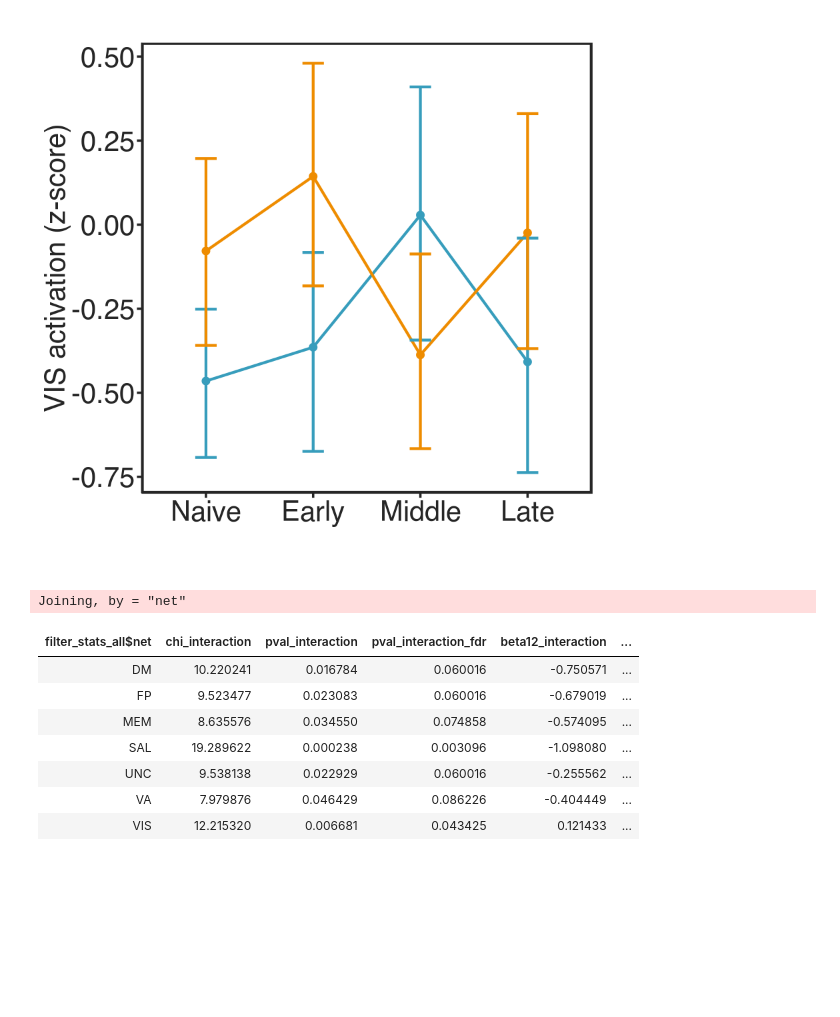
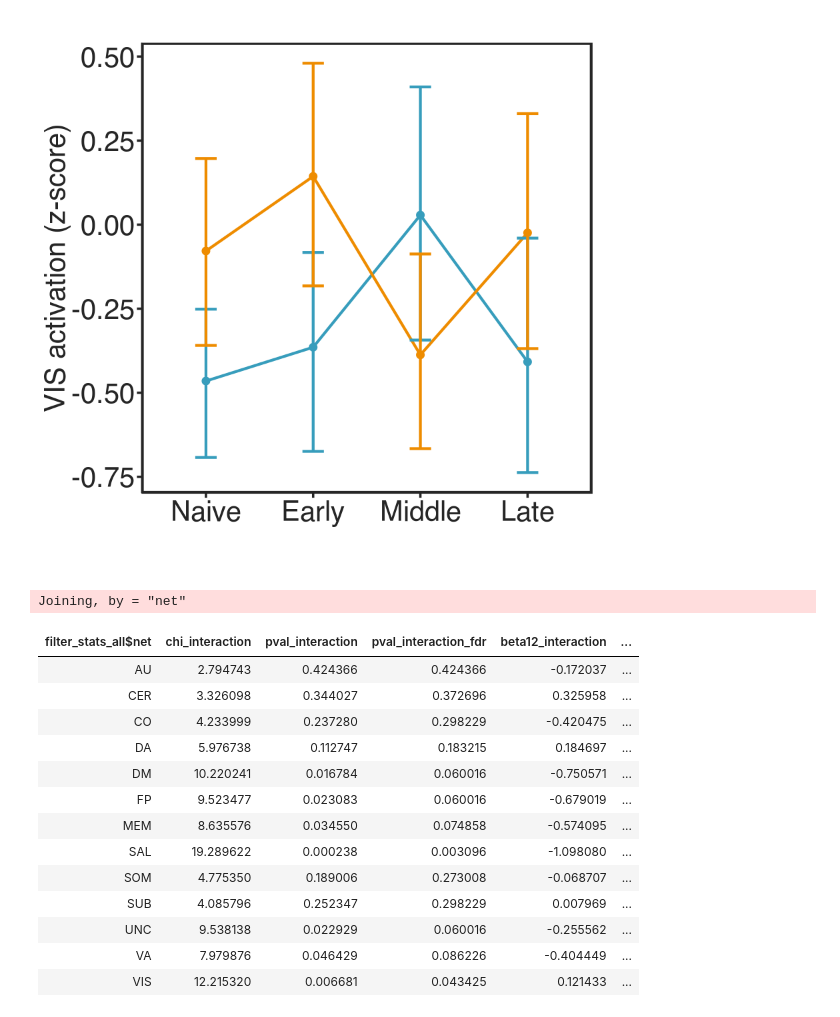
Before and after one commit to kfinc/wm-training-modularity, a Jupyter notebook: 05-glm_analysis/03-changes_in_brain_activity_stats.ipynb, the cells around one changed output. Drawn from its saved outputs; the diff is of its cells as text; code cells hidden in the pictures; blank space fills up the shorter version.

```diff
--- a/05-glm_analysis/03-changes_in_brain_activity_stats.ipynb
+++ b/05-glm_analysis/03-changes_in_brain_activity_stats.ipynb
@@ -107,21 +107,27 @@ colnames(mlm_params) <- c('i',
 # %%
 mlm_stats$pval_interaction_fdr <- p.adjust(mlm_stats$pval_interaction, method='fdr')
 mlm_stats$net <- unique_networks[mlm_stats$i]
 mlm_params$net <- unique_networks[mlm_params$i]
 
-filter_stats <- mlm_stats %>% filter(pval_interaction < 0.05) %>%
+filter_stats <- mlm_stats %>% #filter(pval_interaction < 0.05) %>%
     select(net, chi_interaction, pval_interaction, pval_interaction_fdr)
 
 filter_stats_all <- left_join(filter_stats, mlm_params[,2:11])
 values <- format(round(filter_stats_all[,2:13],6), nsmall = 6)
 cbind(filter_stats_all$net, values)
 # %% [output]
 Joining, by = "net"
 | filter_stats_all$net | chi_interaction | pval_interaction | pval_interaction_fdr | beta12_interaction | ... |
+| AU | 2.794743 | 0.424366 | 0.424366 | -0.172037 | ... |
+| CER | 3.326098 | 0.344027 | 0.372696 | 0.325958 | ... |
+| CO | 4.233999 | 0.237280 | 0.298229 | -0.420475 | ... |
+| DA | 5.976738 | 0.112747 | 0.183215 | 0.184697 | ... |
 | DM | 10.220241 | 0.016784 | 0.060016 | -0.750571 | ... |
 | FP | 9.523477 | 0.023083 | 0.060016 | -0.679019 | ... |
 | MEM | 8.635576 | 0.034550 | 0.074858 | -0.574095 | ... |
 | SAL | 19.289622 | 0.000238 | 0.003096 | -1.098080 | ... |
+| SOM | 4.775350 | 0.189006 | 0.273008 | -0.068707 | ... |
+| SUB | 4.085796 | 0.252347 | 0.298229 | 0.007969 | ... |
 | UNC | 9.538138 | 0.022929 | 0.060016 | -0.255562 | ... |
 | VA | 7.979876 | 0.046429 | 0.086226 | -0.404449 | ... |
 | VIS | 12.215320 | 0.006681 | 0.043425 | 0.121433 | ... |
```
